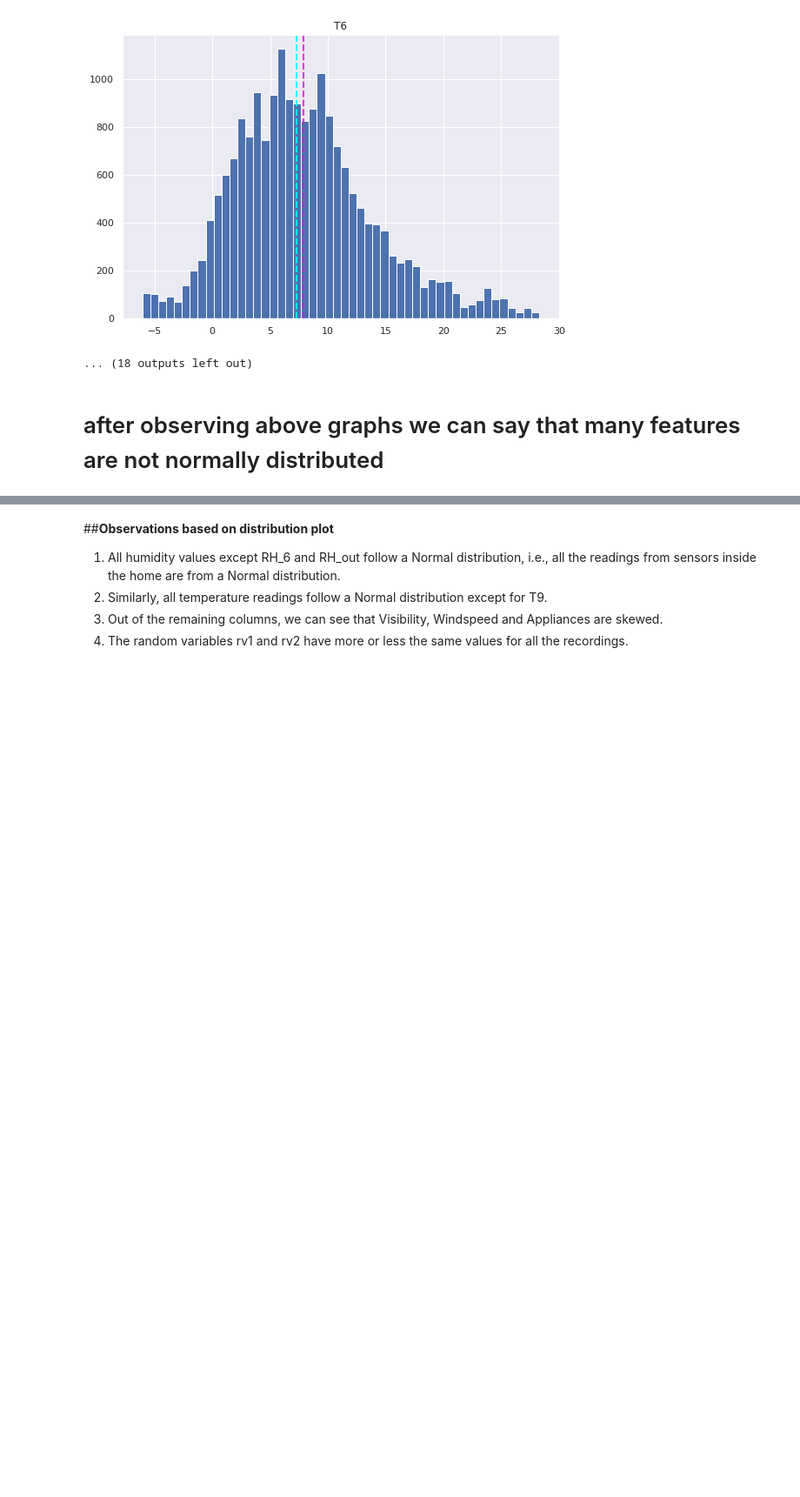
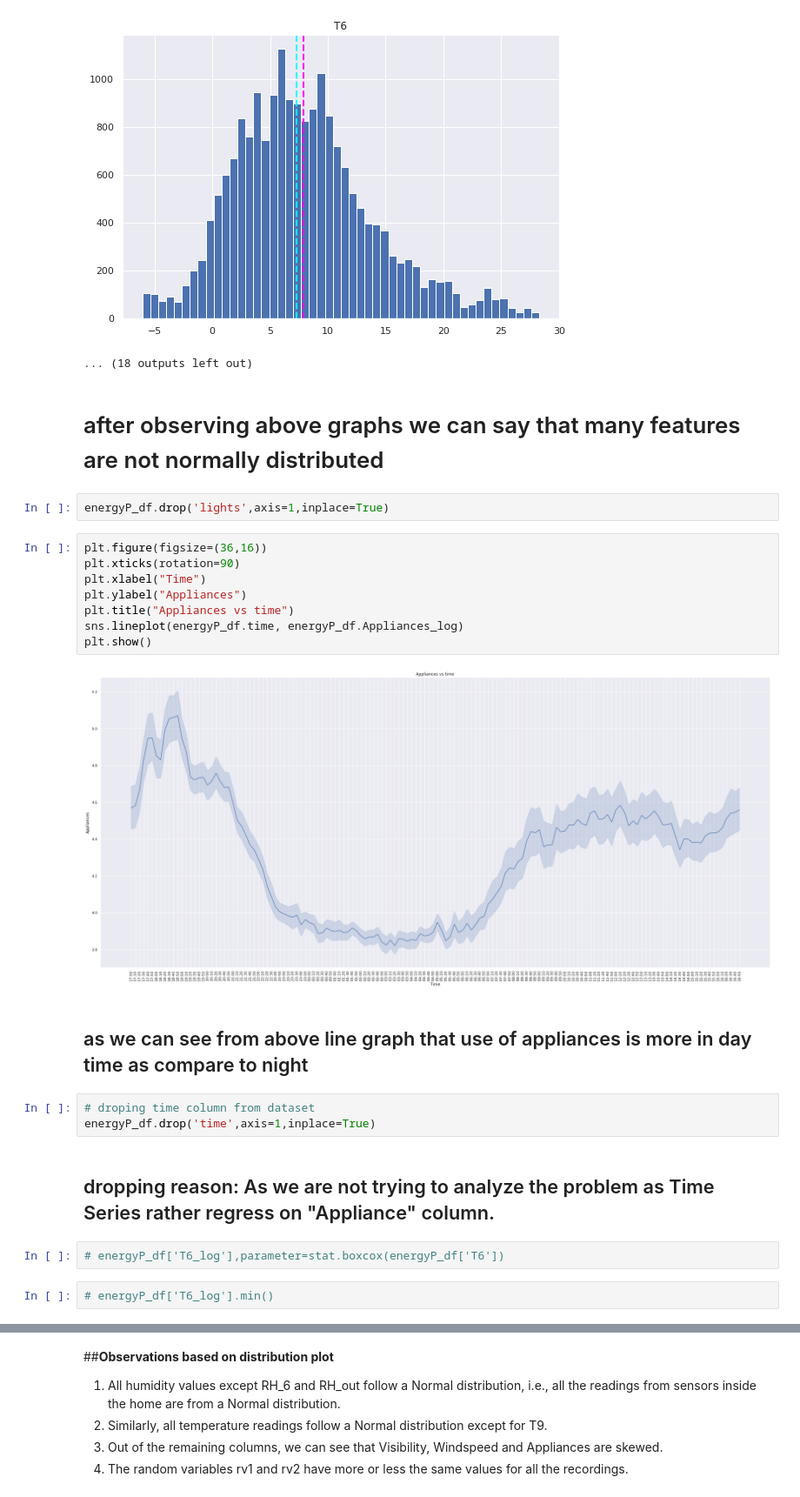
Before and after one commit to IfrazQazi/Appliances-Energy-Prediction-Capstone_Project, a Jupyter notebook: Appliances_Energy_Prediction_Capstone_Project.ipynb, the cells around one changed output, grey strips where cells are left out. Shown at 87% size. Cells and saved outputs as stored; diff of their text form; blank space fills up the shorter version.

```diff
--- a/Appliances_Energy_Prediction_Capstone_Project.ipynb
+++ b/Appliances_Energy_Prediction_Capstone_Project.ipynb
@@ -337,3 +363,26 @@ plt.show()
 ... (18 outputs left out)
 # %% [markdown]
 # after observing above graphs we can say that many features are not normally distributed
+# %%
+energyP_df.drop('lights',axis=1,inplace=True)
+# %%
+plt.figure(figsize=(36,16))
+plt.xticks(rotation=90)
+plt.xlabel("Time")
+plt.ylabel("Appliances")
+plt.title("Appliances vs time")
+sns.lineplot(energyP_df.time, energyP_df.Appliances_log)
+plt.show()
+# %% [output]
+[figure, added]
+# %% [markdown]
+## as we can see from above line graph that use of appliances is more in day time as compare to night
+# %%
+# droping time column from dataset
+energyP_df.drop('time',axis=1,inplace=True)
+# %% [markdown]
+## dropping reason: As we are not trying to analyze the problem as Time Series rather regress on "Appliance" column.
+# %%
+# energyP_df['T6_log'],parameter=stat.boxcox(energyP_df['T6'])
+# %%
+# energyP_df['T6_log'].min()
```
Also changed, not shown: parts of 8 cells of this notebook.
